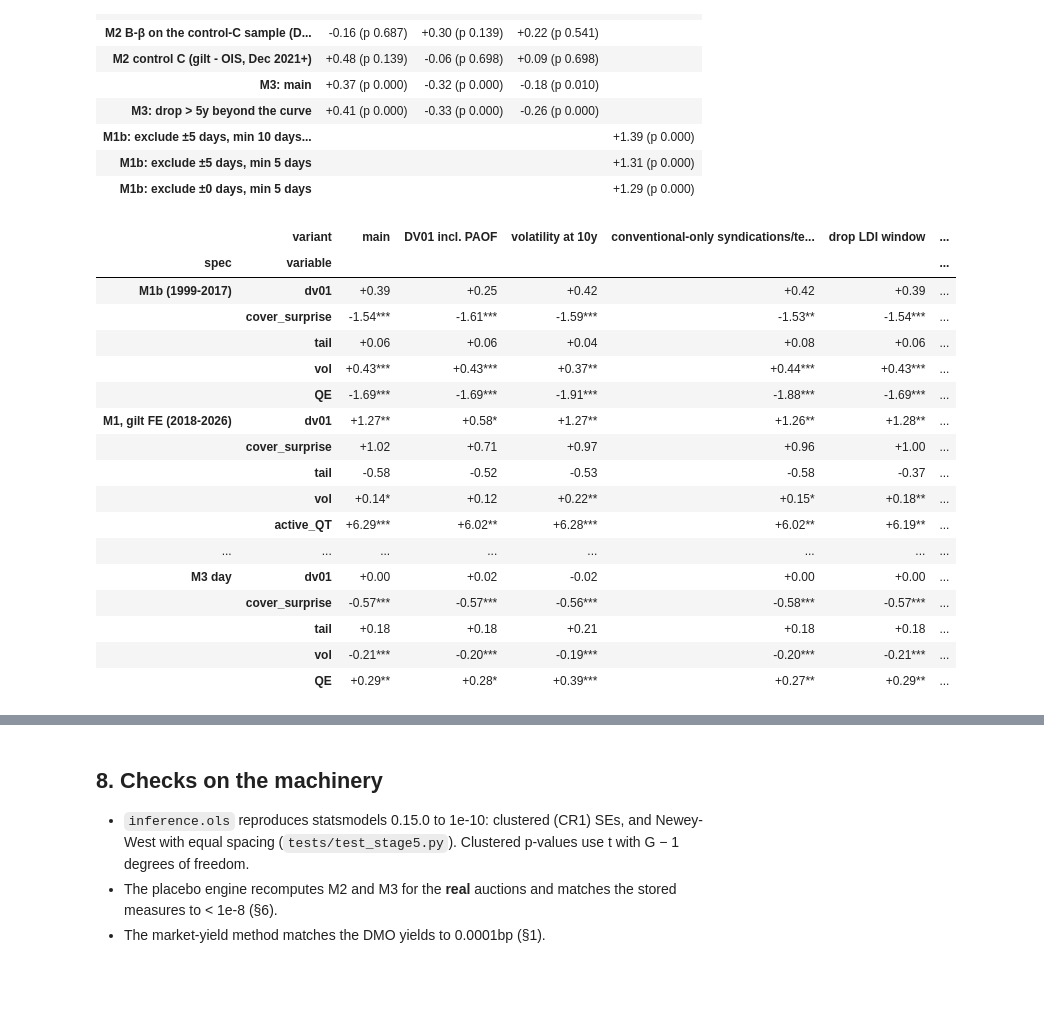
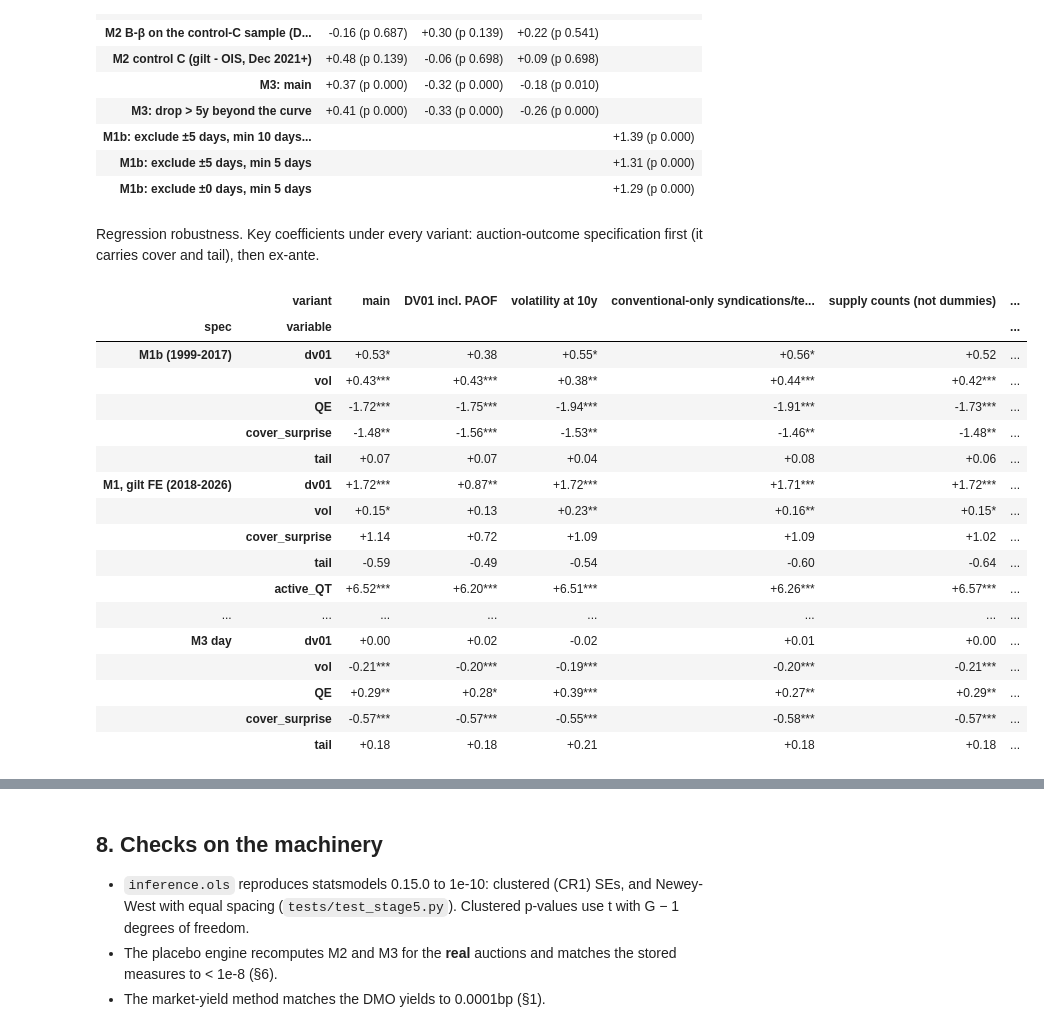
Before and after one commit to nithinpremkumar1999/gilt-auction-concession, a Jupyter notebook: notebooks/05_inference.ipynb, the cells around one changed output, grey strips where cells are left out. Saved outputs shown, nothing was run; the diff lists cells and outputs as text; code cells hidden in the pictures; blank space fills up the shorter version.

```diff
--- a/notebooks/05_inference.ipynb
+++ b/notebooks/05_inference.ipynb
@@ -337,0 +358,17 @@ OUT["regressions_wide"]
+# %%
+from gilt_study.pricing import gilt_price
+dd = lambda v: v if isinstance(v, dt.date) else None
+d1 = np.array([gilt_price(s, m, c, y / 100.0, dd(fi), dd(fc))["dv01"] for s, m, c, y, fi, fc in
+               zip(A.settlement_date, A.maturity, A.coupon, A.model_yield_t1, A.first_issue, A.first_coupon)])
+r = d1 / A.dv01_per_100.to_numpy() - 1
+print(f"DV01 at the T-1 model yield vs at the AAY: mean |difference| {100 * np.abs(r).mean():.2f}%, max {100 * np.abs(r).max():.1f}%, "
+      f"correlation {np.corrcoef(d1, A.dv01_per_100)[0, 1]:.4f}")
+new = pd.concat([an.long_table(an.run_specs(A, s)) for s in an.SPECIFICATIONS], ignore_index=True)
+old = pd.concat([an.long_table(an.run_specs(A, s, replace={"dv01": "dv01_aay"})) for s in an.SPECIFICATIONS], ignore_index=True)
+old["variable"] = old["variable"].replace({"dv01_aay": "dv01"})
+cmp_ = new.merge(old, on=["specification", "spec", "variable"], suffixes=(" (T-1)", " (AAY)"))
+cols = ["specification", "spec", "variable", "coef (AAY)", "p_cluster (AAY)", "coef (T-1)", "p_cluster (T-1)"]
+print("DV01 coefficients:")
+display(cmp_[cmp_.variable == "dv01"][cols].round(3))
+print("Coefficients whose clustered p crosses 5% with the switch:")
+cmp_[(cmp_["p_cluster (AAY)"] < 0.05) != (cmp_["p_cluster (T-1)"] < 0.05)][cols].round(3)
@@ -362,7 +429,8 @@ OUT["h4_wide"]
 # %%
-PR = pd.read_csv(pl.OUT_DIR / "placebo_results.csv")
-print("engine reproduces the real auctions to:", PR.groupby("measure").engine_check_max_abs.first().to_dict(),
-      "| auctions without a placebo date:", PR.groupby("measure").no_placebo_date.first().to_dict())
+PRA = pd.read_csv(pl.OUT_DIR / "placebo_results.csv")
+print("engine reproduces the real auctions to (max |diff|):", PRA.engine_check_max_abs.max())
+print(PRA.groupby(["design", "measure", "window"]).no_placebo_date.first().unstack().rename_axis(None, axis=1).to_string())
+PR = PRA[PRA.design == "main"]
 pfmt = lambda p: "< 0.001" if p < 0.001 else f"{p:.3f}"     # 1,000 draws: the smallest attainable p is 0.001
 t = PR[["measure", "group", "window", "n_events", "real_mean_bp", "placebo_mean_bp", "placebo_p2_5", "placebo_p97_5"]].round(3)
 t["placebo p"] = PR["p_value"].map(pfmt)
@@ -395,13 +469,14 @@ engine reproduces the real auctions to: {'M2 (B-β)': 5.329070518200752e-14, 'M3
 - With 1,000 draws, "< 0.001" means no draw was as extreme.
 # %%
 D = pd.read_csv(pl.OUT_DIR / "placebo_draws.csv.gz")
+D = D[D.design == "main"]
 title = "Placebo: means on 1,000 sets of non-auction dates (bars) against the real auctions (line), all buckets"
 cm = plotting.colour_map(["placebo", "real"])
 fig_s, axes = plt.subplots(2, 3, figsize=(12, 6), sharey="row")
 fig_p = make_subplots(rows=2, cols=3, subplot_titles=[f"{m} · {w}" for m in ["M2 (B-β)", "M3"] for w in an.WINDOWS])
 for i, m in enumerate(["M2 (B-β)", "M3"]):
     for j, w in enumerate(an.WINDOWS):
-        null = D[(D.measure == m) & (D.group == "all")][w]
+        null = D[(D.measure == m) & (D.group == "all") & (D.window == w)]["mean_bp"]
         real = PR[(PR.measure == m) & (PR.group == "all") & (PR.window == w)]
         ax = axes[i, j]
         ax.hist(null, bins=40, color=cm["placebo"], alpha=0.6)
@@ -440,28 +515,31 @@ t.pivot_table(index="variant", columns="measure", values="cell", aggfunc="first"
 | M1b: exclude ±5 days, min 10 days... |  |  |  | +1.39 (p 0.000) |
 | M1b: exclude ±5 days, min 5 days |  |  |  | +1.31 (p 0.000) |
 | M1b: exclude ±0 days, min 5 days |  |  |  | +1.29 (p 0.000) |
+# %% [markdown]
+Regression robustness. Key coefficients under every variant: auction-outcome specification first (it carries cover and tail), then ex-ante.
 # %%
 RR = OUT["robust_regressions"]
 key = ["dv01", "cover_surprise", "tail", "vol", "QE", "active_QT"]
-t = RR[RR.variable.isin(key) & RR.spec.isin(["M1b (1999-2017)", "M1, gilt FE (2018-2026)", "M2 day (B-β)", "M3 day"])].copy()
+t = RR[RR.variable.isin(key) & RR.spec.isin(["M1b (1999-2017)", "M1, gilt FE (2018-2026)", "M2 day (B-β)", "M3 day"])
+       & (RR.specification == "auction-outcome")].copy()
 t["cell"] = [f"{c:+.2f}{'***' if p < .01 else '**' if p < .05 else '*' if p < .1 else ''}" for c, p in zip(t.coef, t.p_cluster)]
 t.pivot_table(index=["spec", "variable"], columns="variant", values="cell", aggfunc="first", sort=False)
 # %% [output]
-|  | variant | main | DV01 incl. PAOF | volatility at 10y | conventional-only syndications/te... | drop LDI window | ... |
+|  | variant | main | DV01 incl. PAOF | volatility at 10y | conventional-only syndications/te... | supply counts (not dummies) | ... |
 | spec | variable |  |  |  |  |  | ... |
-| M1b (1999-2017) | dv01 | +0.39 | +0.25 | +0.42 | +0.42 | +0.39 | ... |
-|  | cover_surprise | -1.54*** | -1.61*** | -1.59*** | -1.53** | -1.54*** | ... |
-|  | tail | +0.06 | +0.06 | +0.04 | +0.08 | +0.06 | ... |
-|  | vol | +0.43*** | +0.43*** | +0.37** | +0.44*** | +0.43*** | ... |
-|  | QE | -1.69*** | -1.69*** | -1.91*** | -1.88*** | -1.69*** | ... |
-| M1, gilt FE (2018-2026) | dv01 | +1.27** | +0.58* | +1.27** | +1.26** | +1.28** | ... |
-|  | cover_surprise | +1.02 | +0.71 | +0.97 | +0.96 | +1.00 | ... |
-|  | tail | -0.58 | -0.52 | -0.53 | -0.58 | -0.37 | ... |
-|  | vol | +0.14* | +0.12 | +0.22** | +0.15* | +0.18** | ... |
-|  | active_QT | +6.29*** | +6.02** | +6.28*** | +6.02** | +6.19** | ... |
+| M1b (1999-2017) | dv01 | +0.53* | +0.38 | +0.55* | +0.56* | +0.52 | ... |
+|  | vol | +0.43*** | +0.43*** | +0.38** | +0.44*** | +0.42*** | ... |
+|  | QE | -1.72*** | -1.75*** | -1.94*** | -1.91*** | -1.73*** | ... |
+|  | cover_surprise | -1.48** | -1.56*** | -1.53** | -1.46** | -1.48** | ... |
+|  | tail | +0.07 | +0.07 | +0.04 | +0.08 | +0.06 | ... |
+| M1, gilt FE (2018-2026) | dv01 | +1.72*** | +0.87** | +1.72*** | +1.71*** | +1.72*** | ... |
+|  | vol | +0.15* | +0.13 | +0.23** | +0.16** | +0.15* | ... |
+|  | cover_surprise | +1.14 | +0.72 | +1.09 | +1.09 | +1.02 | ... |
+|  | tail | -0.59 | -0.49 | -0.54 | -0.60 | -0.64 | ... |
+|  | active_QT | +6.52*** | +6.20*** | +6.51*** | +6.26*** | +6.57*** | ... |
 | ... | ... | ... | ... | ... | ... | ... | ... |
-| M3 day | dv01 | +0.00 | +0.02 | -0.02 | +0.00 | +0.00 | ... |
-|  | cover_surprise | -0.57*** | -0.57*** | -0.56*** | -0.58*** | -0.57*** | ... |
-|  | tail | +0.18 | +0.18 | +0.21 | +0.18 | +0.18 | ... |
+| M3 day | dv01 | +0.00 | +0.02 | -0.02 | +0.01 | +0.00 | ... |
 |  | vol | -0.21*** | -0.20*** | -0.19*** | -0.20*** | -0.21*** | ... |
 |  | QE | +0.29** | +0.28* | +0.39*** | +0.27** | +0.29** | ... |
+|  | cover_surprise | -0.57*** | -0.57*** | -0.55*** | -0.58*** | -0.57*** | ... |
+|  | tail | +0.18 | +0.18 | +0.21 | +0.18 | +0.18 | ... |
```
Also changed, not shown: parts of 33 cells of this notebook, 38 other files.
